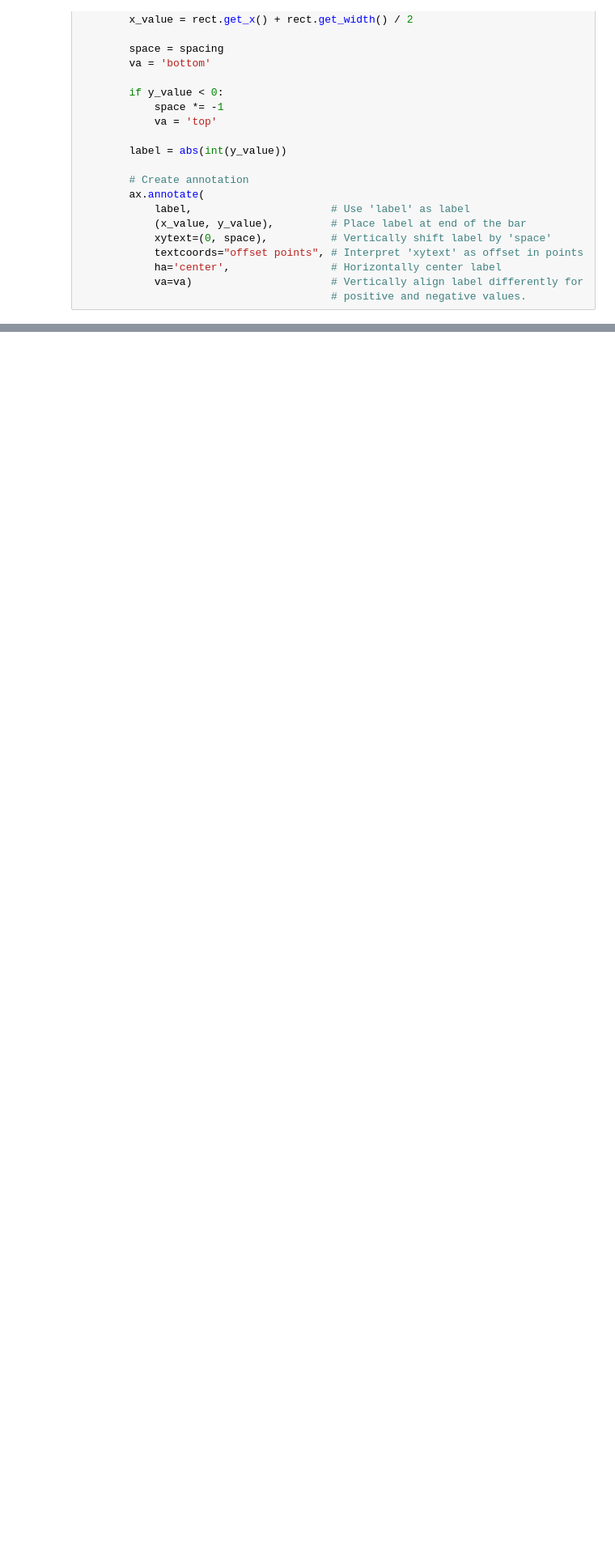
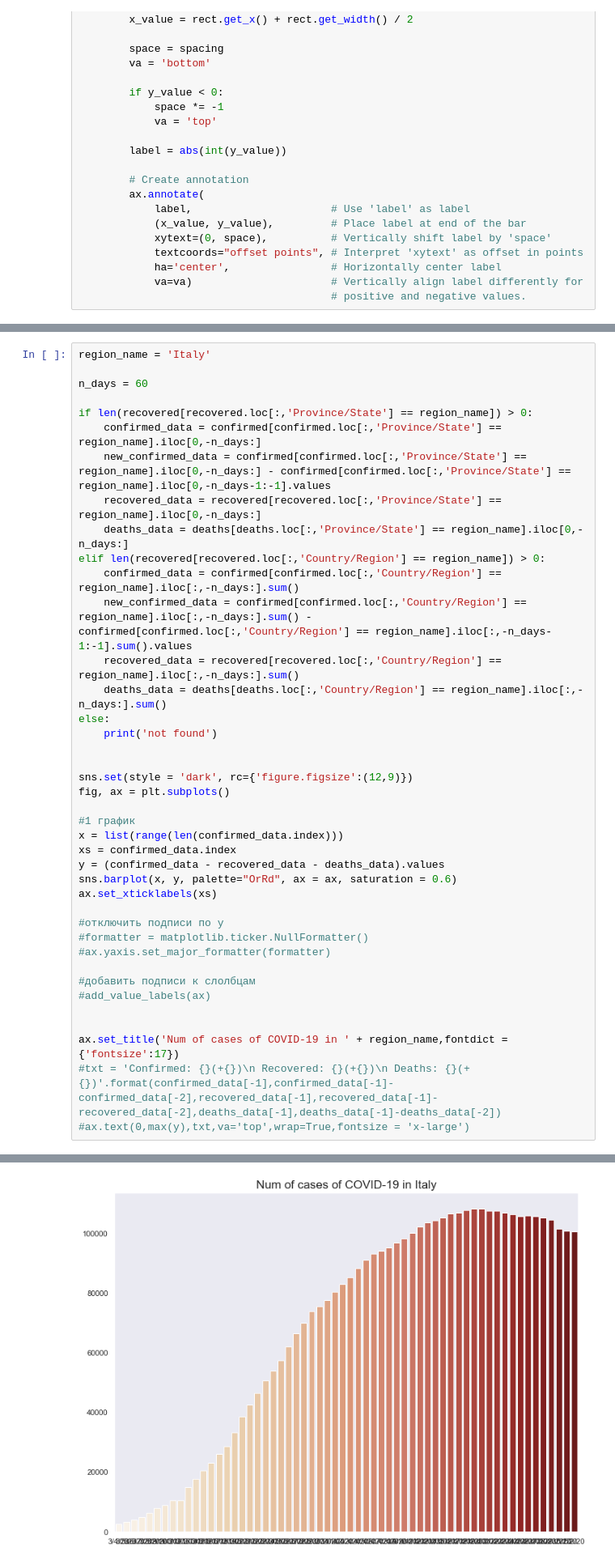
Before and after one commit to 5000factorial/COVID_models, a Jupyter notebook: plots.ipynb, the cells around one changed output, grey strips where cells are left out. Shown at 81% size. Saved outputs shown, nothing was run; the diff lists cells and outputs as text; blank space fills up the shorter version.

Commit message:
2й график

```diff
--- a/plots.ipynb
+++ b/plots.ipynb
@@ -164,0 +167,41 @@ plt.show()
+# %%
+region_name = 'Italy'
+
+n_days = 60
+
+if len(recovered[recovered.loc[:,'Province/State'] == region_name]) > 0:
+    confirmed_data = confirmed[confirmed.loc[:,'Province/State'] == region_name].iloc[0,-n_days:]
+    new_confirmed_data = confirmed[confirmed.loc[:,'Province/State'] == region_name].iloc[0,-n_days:] - confirmed[confirmed.loc[:,'Province/State'] == region_name].iloc[0,-n_days-1:-1].values
+    recovered_data = recovered[recovered.loc[:,'Province/State'] == region_name].iloc[0,-n_days:]
+    deaths_data = deaths[deaths.loc[:,'Province/State'] == region_name].iloc[0,-n_days:]
+elif len(recovered[recovered.loc[:,'Country/Region'] == region_name]) > 0:
+    confirmed_data = confirmed[confirmed.loc[:,'Country/Region'] == region_name].iloc[:,-n_days:].sum()
+    new_confirmed_data = confirmed[confirmed.loc[:,'Country/Region'] == region_name].iloc[:,-n_days:].sum() - confirmed[confirmed.loc[:,'Country/Region'] == region_name].iloc[:,-n_days-1:-1].sum().values
+    recovered_data = recovered[recovered.loc[:,'Country/Region'] == region_name].iloc[:,-n_days:].sum()
+    deaths_data = deaths[deaths.loc[:,'Country/Region'] == region_name].iloc[:,-n_days:].sum()
+else:
+    print('not found')
+
+
+sns.set(style = 'dark', rc={'figure.figsize':(12,9)})
+fig, ax = plt.subplots()
+
+#1 график
+x = list(range(len(confirmed_data.index)))
+xs = confirmed_data.index
+y = (confirmed_data - recovered_data - deaths_data).values
+sns.barplot(x, y, palette="OrRd", ax = ax, saturation = 0.6)
+ax.set_xticklabels(xs)
+
+#отключить подписи по y
+#formatter = matplotlib.ticker.NullFormatter()
+#ax.yaxis.set_major_formatter(formatter)
+
+#добавить подписи к слолбцам
+#add_value_labels(ax)
+
+
+ax.set_title('Num of cases of COVID-19 in ' + region_name,fontdict ={'fontsize':17})
+#txt = 'Confirmed: {}(+{})\n Recovered: {}(+{})\n Deaths: {}(+{})'.format(confirmed_data[-1],confirmed_data[-1]-confirmed_data[-2],recovered_data[-1],recovered_data[-1]-recovered_data[-2],deaths_data[-1],deaths_data[-1]-deaths_data[-2])
+#ax.text(0,max(y),txt,va='top',wrap=True,fontsize = 'x-large')
+# %% [output]
@@ -164,0 +209 @@ plt.show()
+[figure, added]
```
Also changed, not shown: parts of 5 cells of this notebook.
